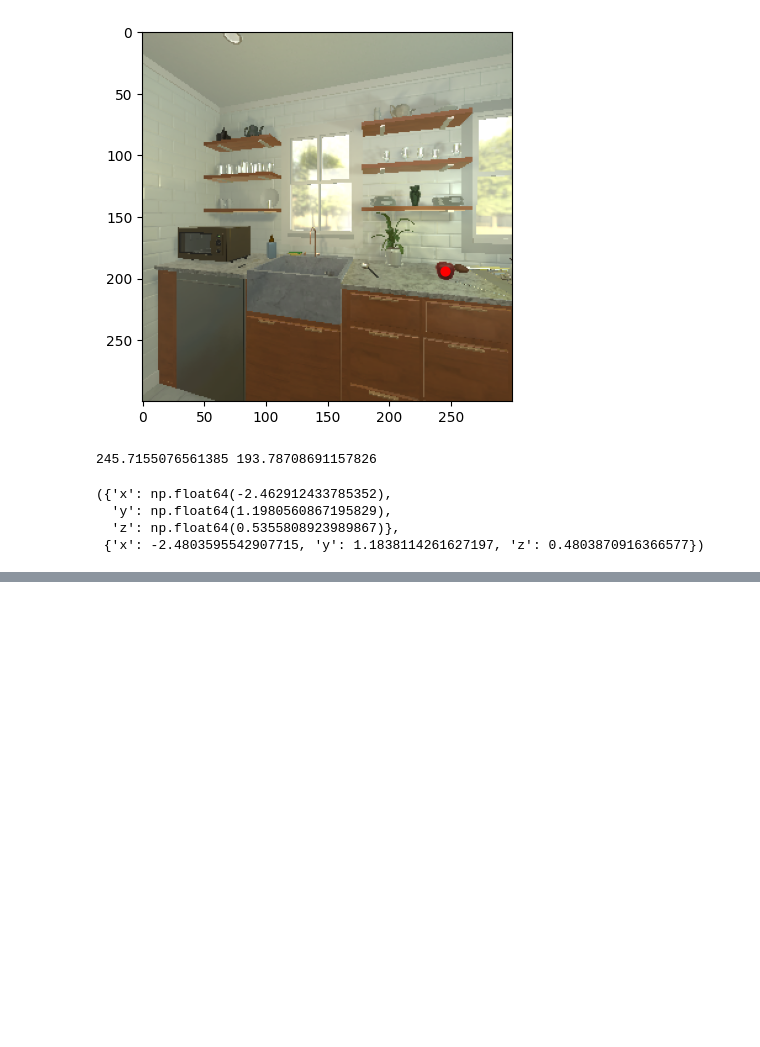
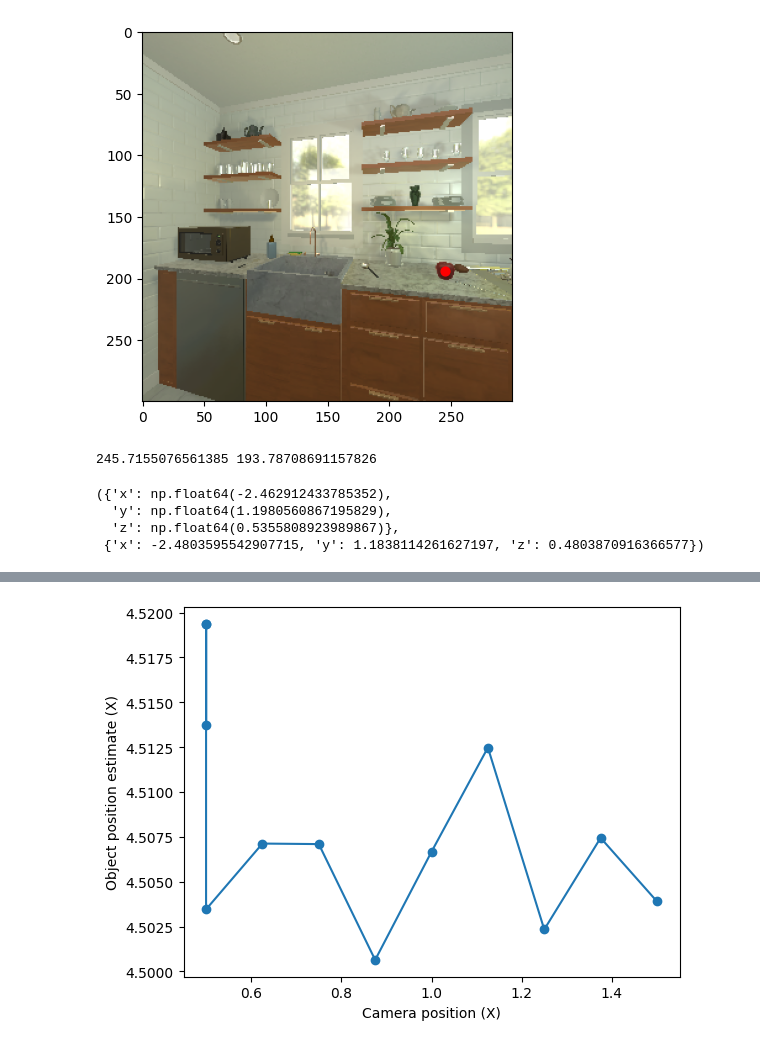
Before and after one commit to viriyadhika/NavAssistant, a Jupyter notebook: Exploration/position_estimation.ipynb, the cells around one changed output, grey strips where cells are left out. Saved outputs shown, nothing was run; the diff lists cells and outputs as text; code cells hidden in the pictures; blank space fills up the shorter version.

```diff
--- a/Exploration/position_estimation.ipynb
+++ b/Exploration/position_estimation.ipynb
@@ -354,0 +279,11 @@ pixel_to_world(u, v, event.depth_frame, event), apple["position"]
+# %%
+positions = np.array(a)
+
+fig = plt.figure()
+ax = fig.add_subplot(111)
+ax.plot(positions[:,0], positions[:,1], marker='o')
+ax.set_xlabel("Camera position (X)")
+ax.set_ylabel("Object position estimate (X)")
+plt.show()
+# %% [output]
+[figure, added]
```
Also changed, not shown: parts of 18 cells of this notebook.
